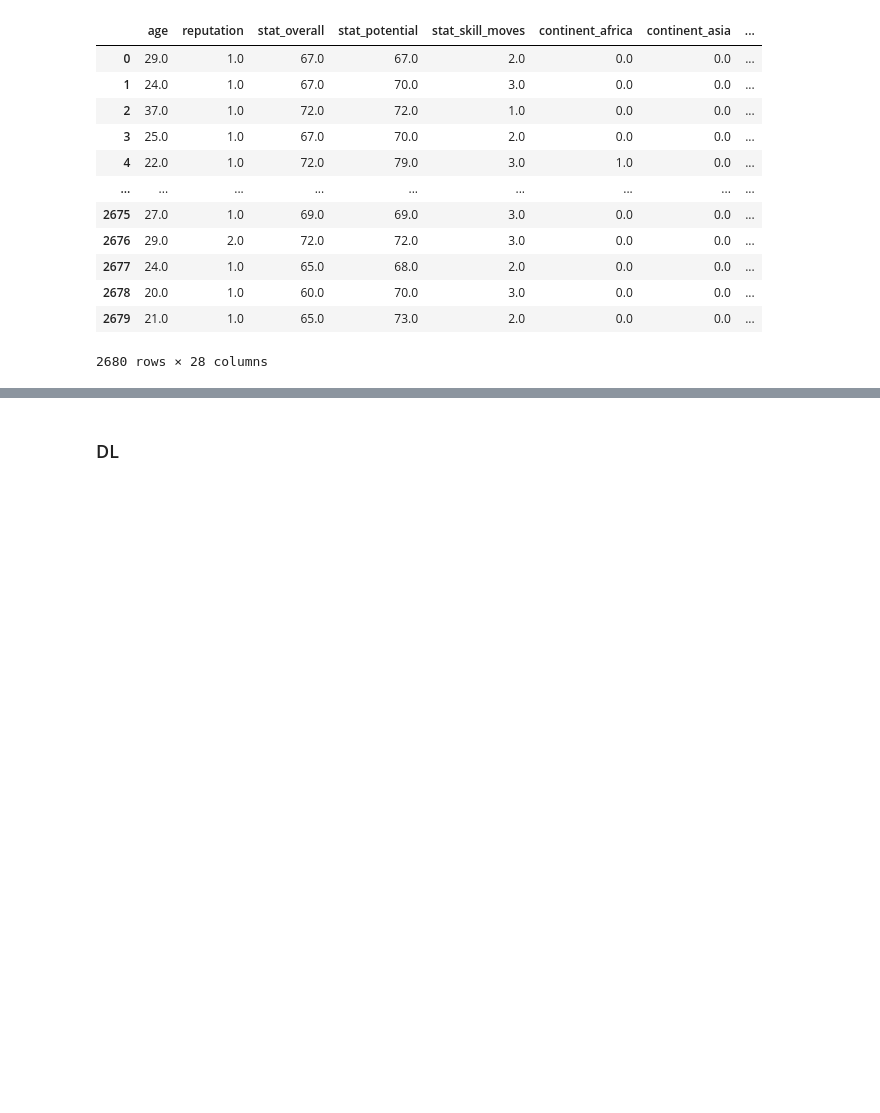
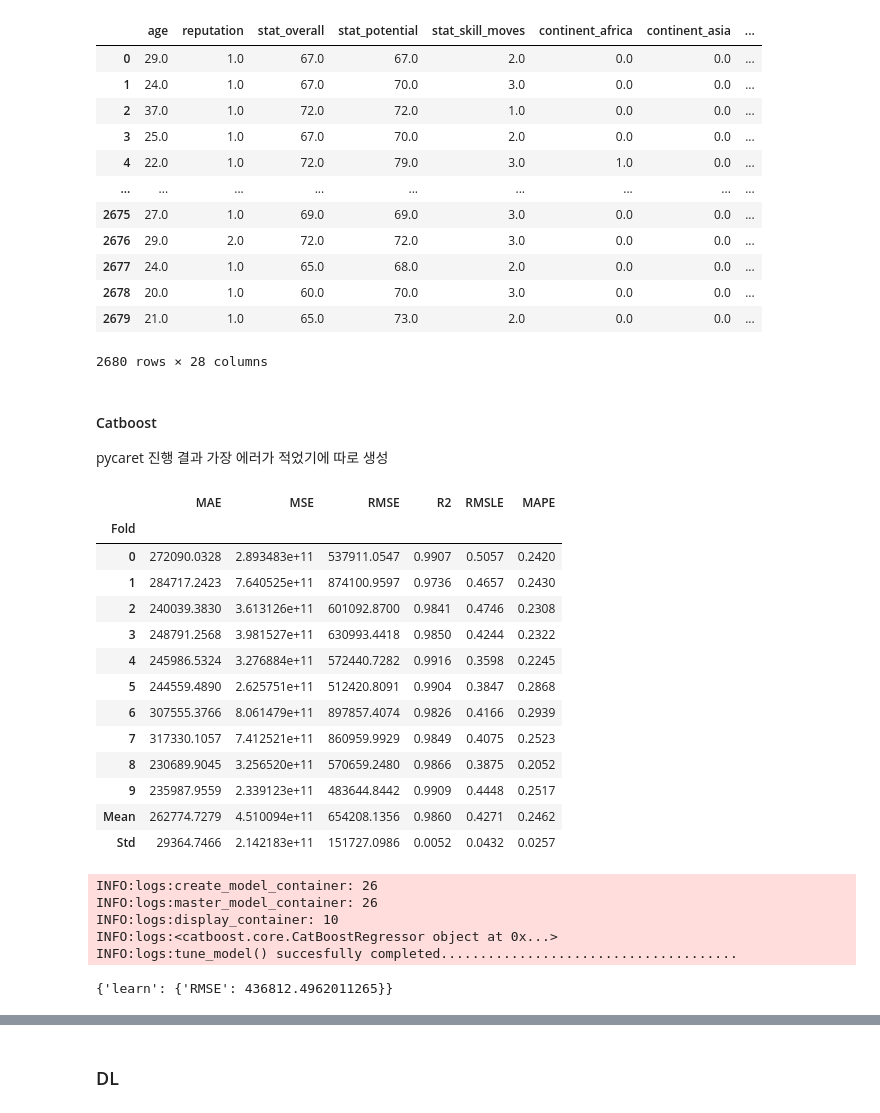
Before and after one commit to querkowe/fifa-pay-prediction, a Jupyter notebook: total_code_fifa_pay_prediction.ipynb, the cells around one changed output, grey strips where cells are left out. Drawn from its saved outputs; the diff is of its cells as text; code cells hidden in the pictures; blank space fills up the shorter version.

Commit message:
[+] 22-09-21 14:41 ADD final file Catboost ML & feature scaling

```diff
--- a/total_code_fifa_pay_prediction.ipynb
+++ b/total_code_fifa_pay_prediction.ipynb
@@ -781,3 +789,36 @@ INFO:logs:Preparing display monitor
 | 2678 | 20.0 | 1.0 | 60.0 | 70.0 | 3.0 | 0.0 | 0.0 | ... |
 | 2679 | 21.0 | 1.0 | 65.0 | 73.0 | 2.0 | 0.0 | 0.0 | ... |
 2680 rows × 28 columns
+# %% [markdown]
+#### Catboost
+
+pycaret 진행 결과 가장 에러가 적었기에 따로 생성
+# %%
+ctb = regression.create_model('catboost')
+ctb_tuned = regression.tune_model(ctb, optimize='RMSE')
+# %% [output]
+|  | MAE | MSE | RMSE | R2 | RMSLE | MAPE |
+| Fold |  |  |  |  |  |  |
+| 0 | 272090.0328 | 2.893483e+11 | 537911.0547 | 0.9907 | 0.5057 | 0.2420 |
+| 1 | 284717.2423 | 7.640525e+11 | 874100.9597 | 0.9736 | 0.4657 | 0.2430 |
+| 2 | 240039.3830 | 3.613126e+11 | 601092.8700 | 0.9841 | 0.4746 | 0.2308 |
+| 3 | 248791.2568 | 3.981527e+11 | 630993.4418 | 0.9850 | 0.4244 | 0.2322 |
+| 4 | 245986.5324 | 3.276884e+11 | 572440.7282 | 0.9916 | 0.3598 | 0.2245 |
+| 5 | 244559.4890 | 2.625751e+11 | 512420.8091 | 0.9904 | 0.3847 | 0.2868 |
+| 6 | 307555.3766 | 8.061479e+11 | 897857.4074 | 0.9826 | 0.4166 | 0.2939 |
+| 7 | 317330.1057 | 7.412521e+11 | 860959.9929 | 0.9849 | 0.4075 | 0.2523 |
+| 8 | 230689.9045 | 3.256520e+11 | 570659.2480 | 0.9866 | 0.3875 | 0.2052 |
+| 9 | 235987.9559 | 2.339123e+11 | 483644.8442 | 0.9909 | 0.4448 | 0.2517 |
+| Mean | 262774.7279 | 4.510094e+11 | 654208.1356 | 0.9860 | 0.4271 | 0.2462 |
+| Std | 29364.7466 | 2.142183e+11 | 151727.0986 | 0.0052 | 0.0432 | 0.0257 |
+INFO:logs:create_model_container: 26
+INFO:logs:master_model_container: 26
+INFO:logs:display_container: 10
+INFO:logs:<catboost.core.CatBoostRegressor object at 0x...>
+INFO:logs:tune_model() succesfully completed......................................
+# %%
+# 결과 모델 점수
+
+ctb_tuned.get_best_score()
+# %% [output]
+{'learn': {'RMSE': 436812.4962011265}}
```
Also changed, not shown: parts of 5 cells of this notebook.
